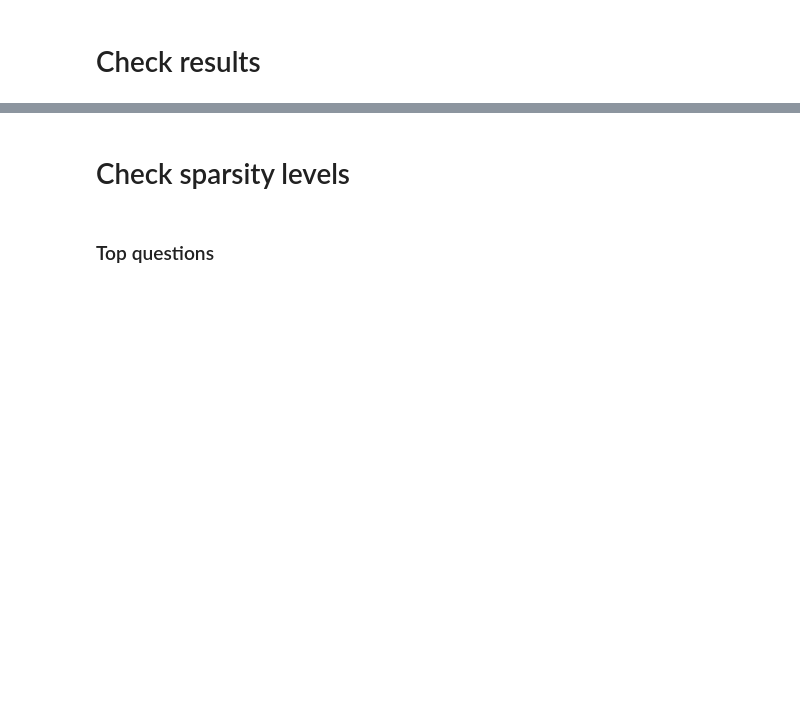
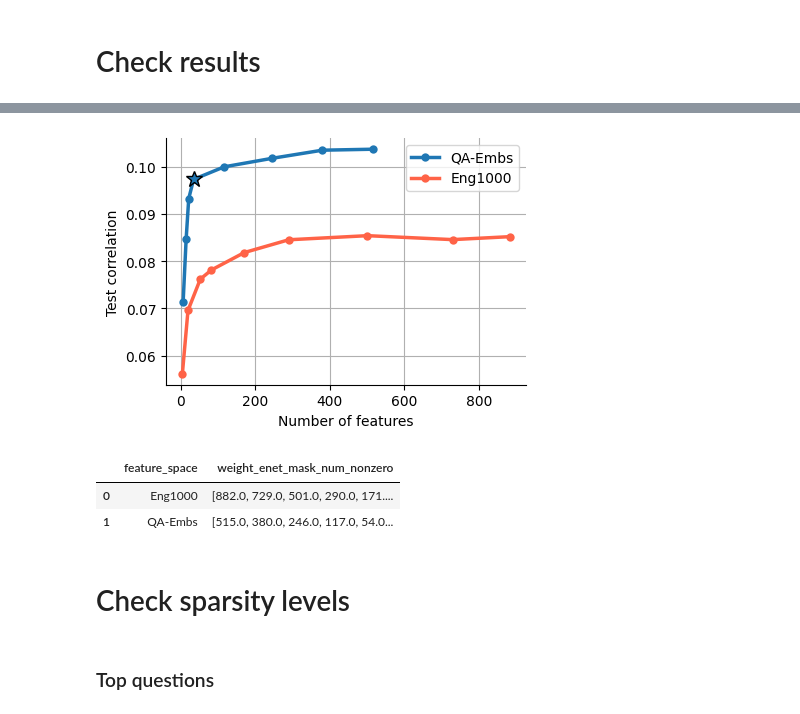
Before and after one commit to csinva/fmri, a Jupyter notebook: notebooks/05_sparsity_curves.ipynb, the cells around one changed output, grey strips where cells are left out. Cells and saved outputs as stored; diff of their text form; code cells hidden in the pictures; blank space fills up the shorter version.

```diff
--- a/notebooks/05_sparsity_curves.ipynb
+++ b/notebooks/05_sparsity_curves.ipynb
@@ -49,3 +56,5 @@ d = d.reset_index()
+# %%
+d = d[~(d.weight_enet_mask_num_nonzero == 54)]
 # %%
 d = d[d.ndelays == 8]
 # d = d[d.subject == 'S03']
@@ -62,39 +71,54 @@ ax = sns.lineplot(
     #  hue='(qa_questions_version, ndelays)',
     # hue='(feature_space, ndelays)',
       hue_order=['QA-Embs', 'Eng1000'],
     hue='feature_space',
     # hue='subject',
     palette=['C0', 'tomato'],
     linewidth=2.5,
     markersize=6,
     markeredgewidth=0,
     marker='o',
     err_style=None,
 )
 
 # dvu.line_legend()
 # plt.title('B', loc=, fontweight='bold')
 plt.xlabel('Number of features')
 plt.ylabel('Test correlation')
 
 legend = ax.legend()
 ax.legend().set_title('')
 
+
+# get the x,y coords of the first plotted curve
+x, y = ax.lines[0].get_data()
+plt.plot(x[3], y[3], marker='*', markersize=12, color='C0',
+         markeredgewidth=1, markeredgecolor='black')
+
+
 # logscale x axis
 # plt.xscale('log')
 
 # set ylim bottom to 0.1
 # plt.ylim(bottom=0.1)
 plt.grid()
 plt.tight_layout()
 plt.savefig('../figs/sparsity.pdf', bbox_inches='tight')
 plt.show()
+# %% [output]
+[figure, added]
 # %%
-(
-    d[d.subject == 'S01']
-    .groupby(['feature_space'])
-    ['weight_enet_mask_num_nonzero'].unique().reset_index()
-)
+# display full width
+with pd.option_context('display.max_colwidth', None):
+    display(
+        d[d.subject == 'S01']
+        .groupby(['feature_space'])
+        ['weight_enet_mask_num_nonzero'].unique().reset_index()
+    )
+# %% [output]
+|  | feature_space | weight_enet_mask_num_nonzero |
+| 0 | Eng1000 | [882.0, 729.0, 501.0, 290.0, 171.... |
+| 1 | QA-Embs | [515.0, 380.0, 246.0, 117.0, 54.0... |
 # %% [markdown]
 # Check sparsity levels
 # %%
```
Also changed, not shown: parts of 2 cells of this notebook, 6 other files.
